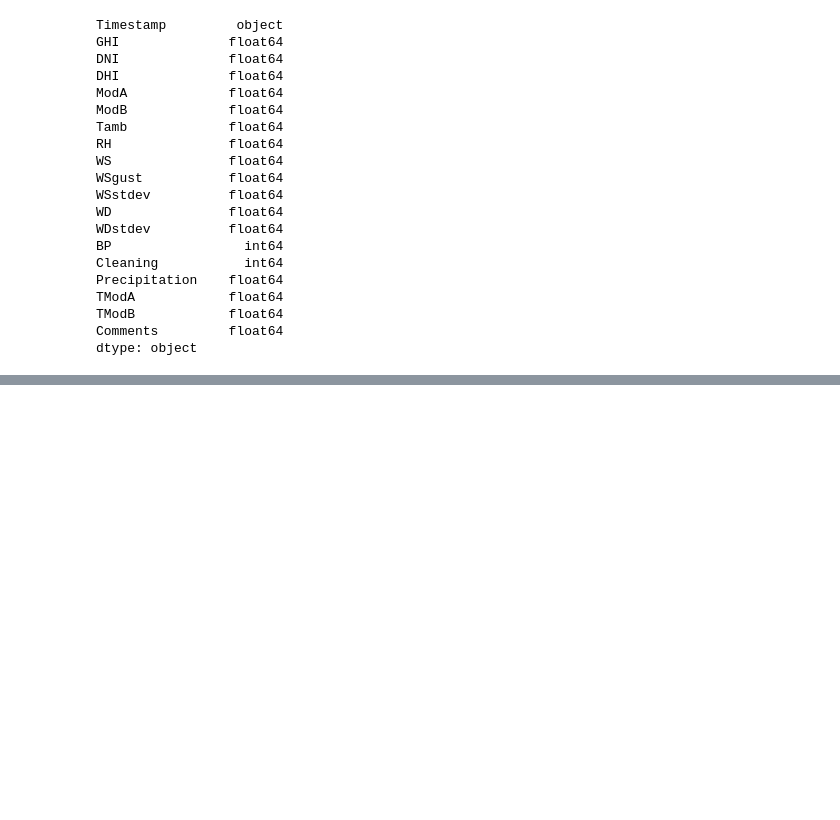
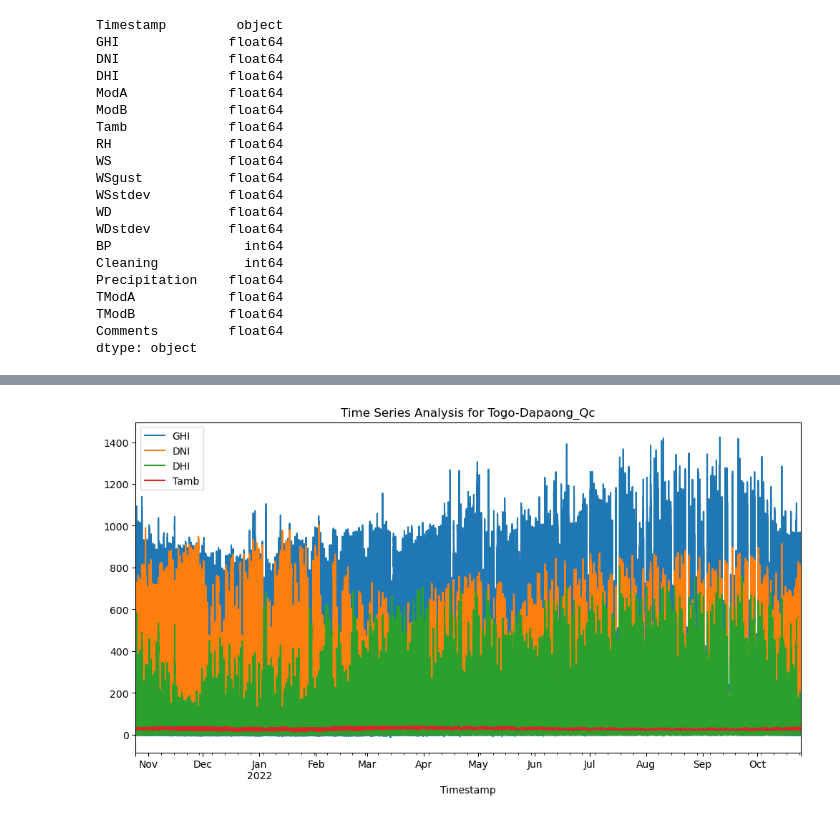
Before and after one commit to nolawit-fant/solar-radaition, a Jupyter notebook: notebooks/EDA.ipynb, the cells around one changed output, grey strips where cells are left out. Saved outputs shown, nothing was run; the diff lists cells and outputs as text; code cells hidden in the pictures; blank space fills up the shorter version.

```diff
--- a/notebooks/EDA.ipynb
+++ b/notebooks/EDA.ipynb
@@ -127,0 +376,8 @@ dtype: object
+# %%
+togo['Timestamp'] = pd.to_datetime(togo['Timestamp'])
+togo.set_index('Timestamp', inplace=True)
+togo[['GHI', 'DNI', 'DHI', 'Tamb']].plot(figsize=(12, 6))
+plt.title("Time Series Analysis for Togo-Dapaong_Qc")
+plt.show()
+# %% [output]
+[figure, added]
```
Also changed, not shown: parts of 36 cells of this notebook.
